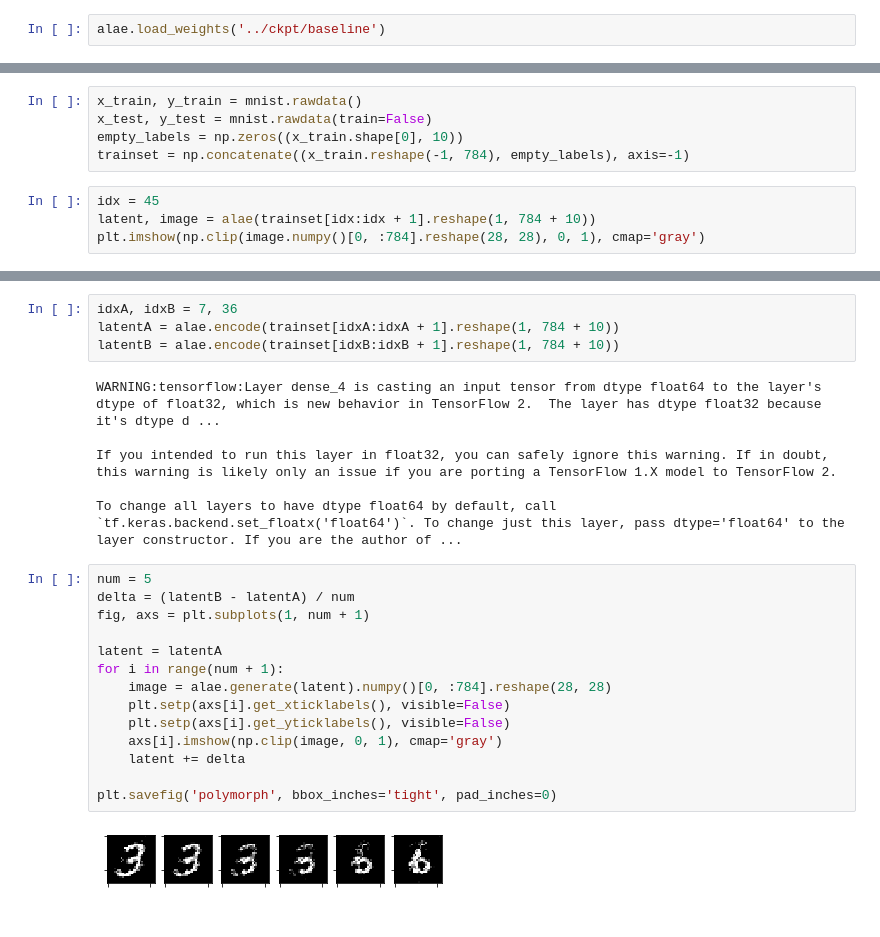
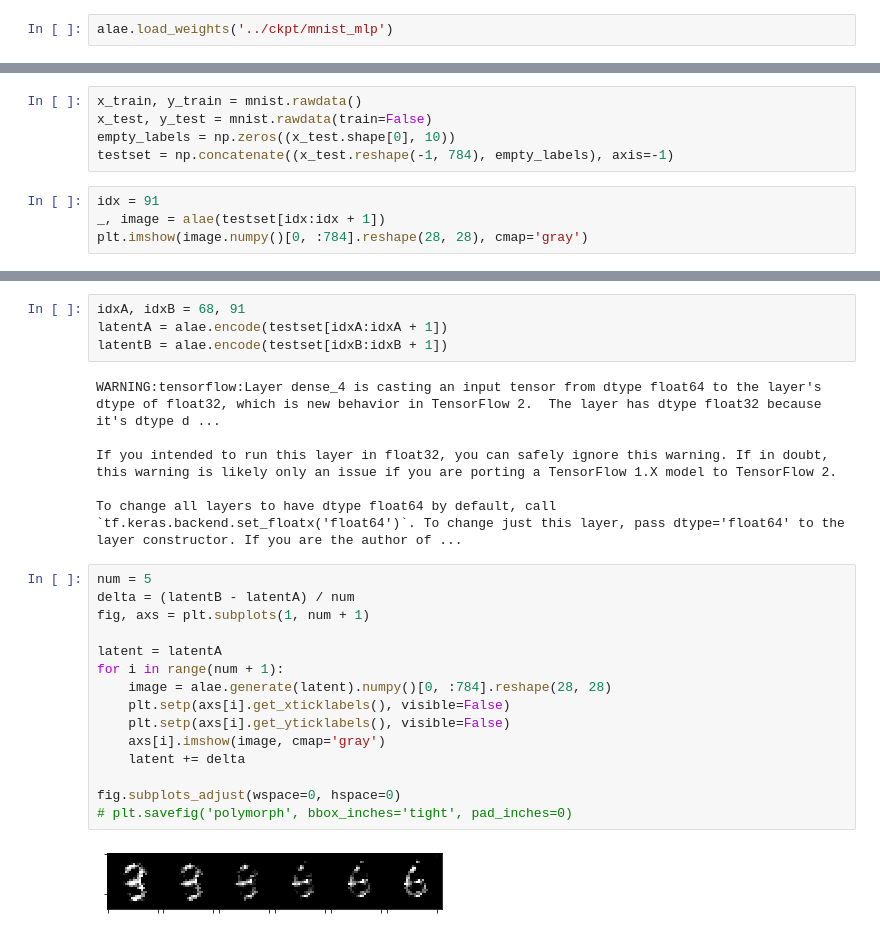
Before and after one commit to revsic/tf-alae, a Jupyter notebook: experiments/mnist_expr.ipynb, the cells around one changed output, grey strips where cells are left out. Drawn from its saved outputs; the diff is of its cells as text.

Commit message:
expr: Add mnist experiments

```diff
--- a/experiments/mnist_expr.ipynb
+++ b/experiments/mnist_expr.ipynb
@@ -15,14 +15,14 @@ alae = MlpAlae()
 # %%
-alae.load_weights('../ckpt/baseline')
+alae.load_weights('../ckpt/mnist_mlp')
 # %% [output]
 <tensorflow.python.training.tracking.util.CheckpointLoadStatus at 0x...>
 # %%
 x_train, y_train = mnist.rawdata()
 x_test, y_test = mnist.rawdata(train=False)
-empty_labels = np.zeros((x_train.shape[0], 10))
-trainset = np.concatenate((x_train.reshape(-1, 784), empty_labels), axis=-1)
+empty_labels = np.zeros((x_test.shape[0], 10))
+testset = np.concatenate((x_test.reshape(-1, 784), empty_labels), axis=-1)
 # %%
-idx = 45
-latent, image = alae(trainset[idx:idx + 1].reshape(1, 784 + 10))
-plt.imshow(np.clip(image.numpy()[0, :784].reshape(28, 28), 0, 1), cmap='gray')
+idx = 91
+_, image = alae(testset[idx:idx + 1])
+plt.imshow(image.numpy()[0, :784].reshape(28, 28), cmap='gray')
 # %% [output]
@@ -36,7 +36,7 @@ To change all layers to have dtype float64 by default, call `tf.keras.backend.se
 # %%
-idxA, idxB = 7, 36
-latentA = alae.encode(trainset[idxA:idxA + 1].reshape(1, 784 + 10))
-latentB = alae.encode(trainset[idxB:idxB + 1].reshape(1, 784 + 10))
+idxA, idxB = 68, 91
+latentA = alae.encode(testset[idxA:idxA + 1])
+latentB = alae.encode(testset[idxB:idxB + 1])
 # %% [output]
 WARNING:tensorflow:Layer dense_4 is casting an input tensor from dtype float64 to the layer's dtype of float32, which is new behavior in TensorFlow 2.  The layer has dtype float32 because it's dtype d ...
 
@@ -46,17 +46,18 @@ To change all layers to have dtype float64 by default, call `tf.keras.backend.se
 # %%
 num = 5
 delta = (latentB - latentA) / num
 fig, axs = plt.subplots(1, num + 1)
 
 latent = latentA
 for i in range(num + 1):
     image = alae.generate(latent).numpy()[0, :784].reshape(28, 28)
     plt.setp(axs[i].get_xticklabels(), visible=False)
     plt.setp(axs[i].get_yticklabels(), visible=False)
-    axs[i].imshow(np.clip(image, 0, 1), cmap='gray')
+    axs[i].imshow(image, cmap='gray')
     latent += delta
 
-plt.savefig('polymorph', bbox_inches='tight', pad_inches=0)
+fig.subplots_adjust(wspace=0, hspace=0)
+# plt.savefig('polymorph', bbox_inches='tight', pad_inches=0)
 # %% [output]
-[figure, old version]
+[figure, new version]
 # %%
```
Also changed, not shown: parts of 4 cells of this notebook.
